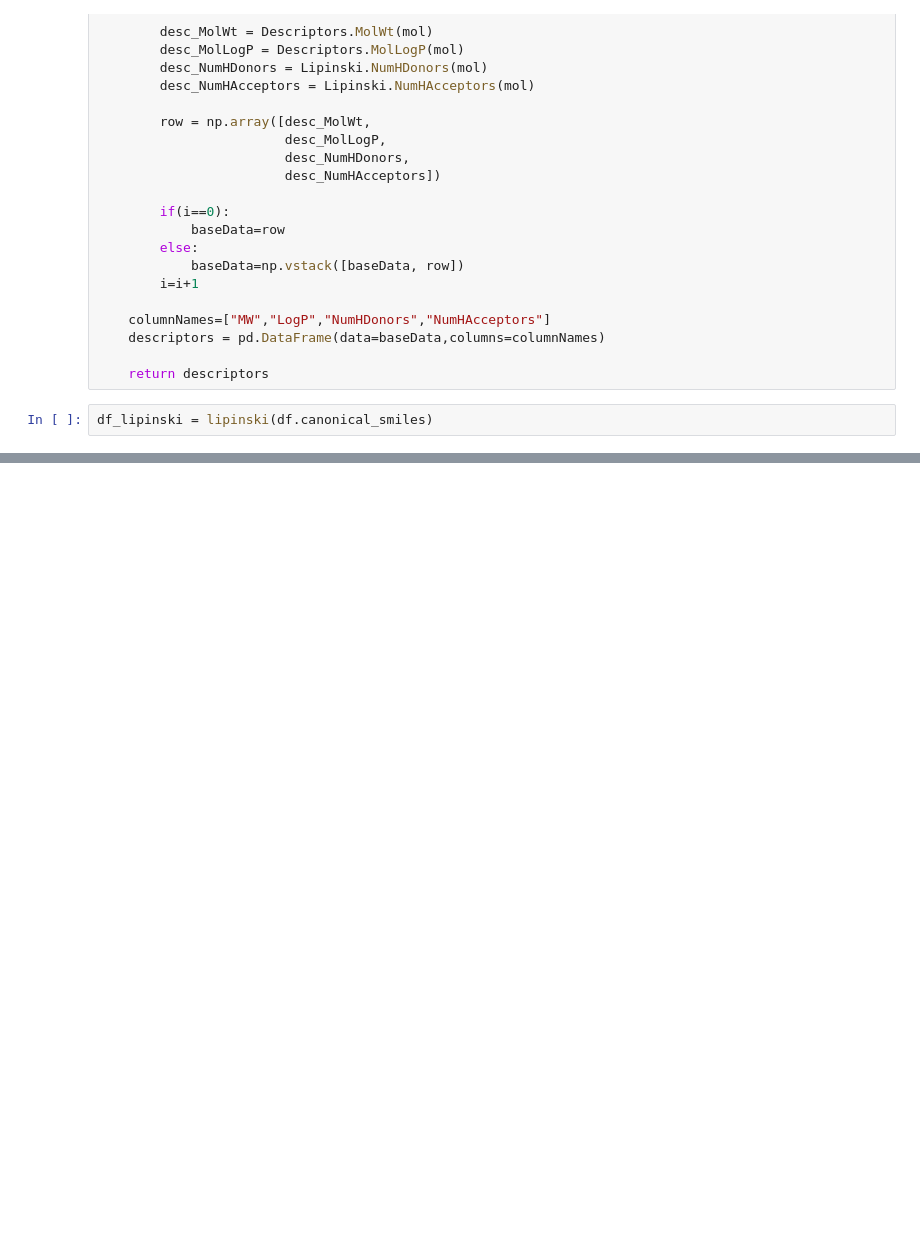
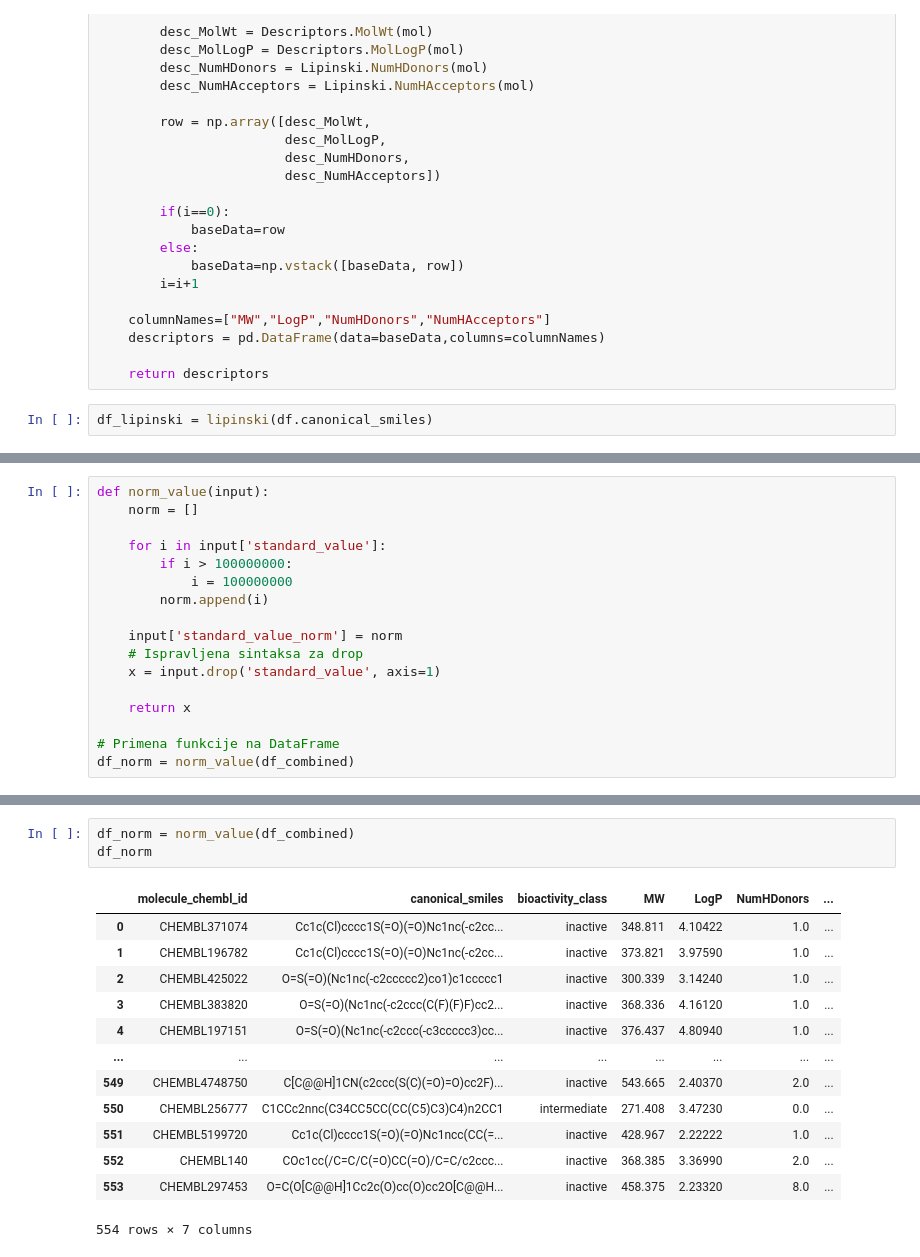
Before and after one commit to sofijaaa21/projekat, a Jupyter notebook: Untitled9.ipynb, the cells around one changed output, grey strips where cells are left out. Saved outputs shown, nothing was run; the diff lists cells and outputs as text; blank space fills up the shorter version.

```diff
--- a/Untitled9.ipynb
+++ b/Untitled9.ipynb
@@ -264,0 +369,17 @@ df_lipinski = lipinski(df.canonical_smiles)
+# %%
+def norm_value(input):
+    norm = []
+
+    for i in input['standard_value']:
+        if i > 100000000:
+            i = 100000000
+        norm.append(i)
+
+    input['standard_value_norm'] = norm
+    # Ispravljena sintaksa za drop
+    x = input.drop('standard_value', axis=1)
+
+    return x
+
+# Primena funkcije na DataFrame
+df_norm = norm_value(df_combined)
@@ -264,0 +402,17 @@ df_lipinski = lipinski(df.canonical_smiles)
+# %%
+df_norm = norm_value(df_combined)
+df_norm
+# %% [output]
+|  | molecule_chembl_id | canonical_smiles | bioactivity_class | MW | LogP | NumHDonors | ... |
+| 0 | CHEMBL371074 | Cc1c(Cl)cccc1S(=O)(=O)Nc1nc(-c2cc... | inactive | 348.811 | 4.10422 | 1.0 | ... |
+| 1 | CHEMBL196782 | Cc1c(Cl)cccc1S(=O)(=O)Nc1nc(-c2cc... | inactive | 373.821 | 3.97590 | 1.0 | ... |
+| 2 | CHEMBL425022 | O=S(=O)(Nc1nc(-c2ccccc2)co1)c1ccccc1 | inactive | 300.339 | 3.14240 | 1.0 | ... |
+| 3 | CHEMBL383820 | O=S(=O)(Nc1nc(-c2ccc(C(F)(F)F)cc2... | inactive | 368.336 | 4.16120 | 1.0 | ... |
+| 4 | CHEMBL197151 | O=S(=O)(Nc1nc(-c2ccc(-c3ccccc3)cc... | inactive | 376.437 | 4.80940 | 1.0 | ... |
+| ... | ... | ... | ... | ... | ... | ... | ... |
+| 549 | CHEMBL4748750 | C[C@@H]1CN(c2ccc(S(C)(=O)=O)cc2F)... | inactive | 543.665 | 2.40370 | 2.0 | ... |
+| 550 | CHEMBL256777 | C1CCc2nnc(C34CC5CC(CC(C5)C3)C4)n2CC1 | intermediate | 271.408 | 3.47230 | 0.0 | ... |
+| 551 | CHEMBL5199720 | Cc1c(Cl)cccc1S(=O)(=O)Nc1ncc(CC(=... | inactive | 428.967 | 2.22222 | 1.0 | ... |
+| 552 | CHEMBL140 | COc1cc(/C=C/C(=O)CC(=O)/C=C/c2ccc... | inactive | 368.385 | 3.36990 | 2.0 | ... |
+| 553 | CHEMBL297453 | O=C(O[C@@H]1Cc2c(O)cc(O)cc2O[C@@H... | inactive | 458.375 | 2.23320 | 8.0 | ... |
+554 rows × 7 columns
```
Also changed, not shown: parts of 14 cells of this notebook.
